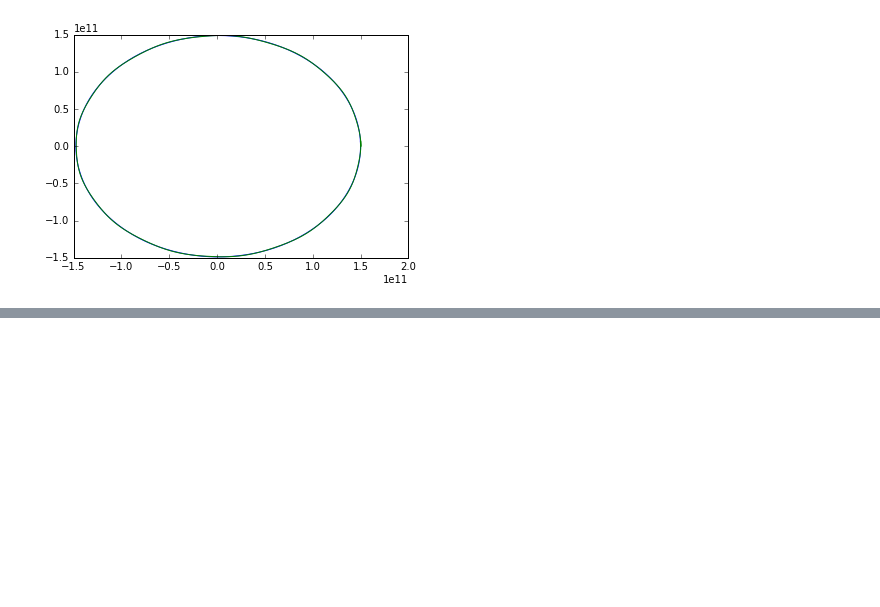
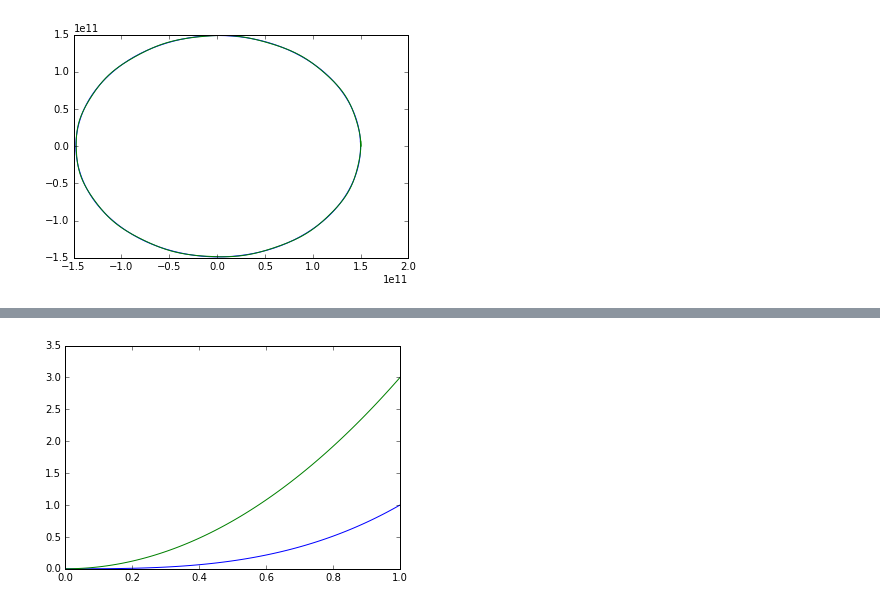
Before and after one commit to petervanya/JSFX16, a Jupyter notebook: comp4.ipynb, the cells around one changed output, grey strips where cells are left out. Cells and saved outputs as stored; diff of their text form; code cells hidden in the pictures; blank space fills up the shorter version.

```diff
--- a/comp4.ipynb
+++ b/comp4.ipynb
@@ -109,0 +118,15 @@ plt.show()
+# %%
+def func(x):
+    return x**3
+
+def deriv(f, x, h=0.01):
+    return (f(x+h)-f(x-h))/(2*h)
+
+x = np.linspace(0, 1, 100)
+y = [func(i) for i in x]
+dydx = [deriv(func, i) for i in x]
+
+plt.plot(x, y, x, dydx)
+plt.show()
+# %% [output]
+[figure, added]
```
Also changed, not shown: parts of 4 cells of this notebook.
